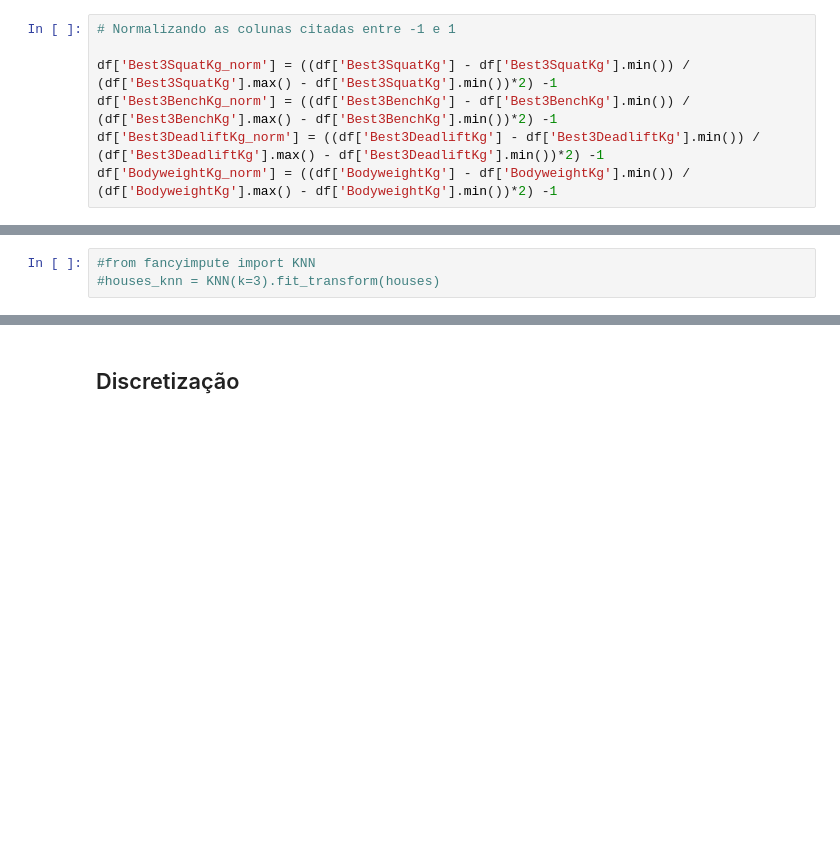
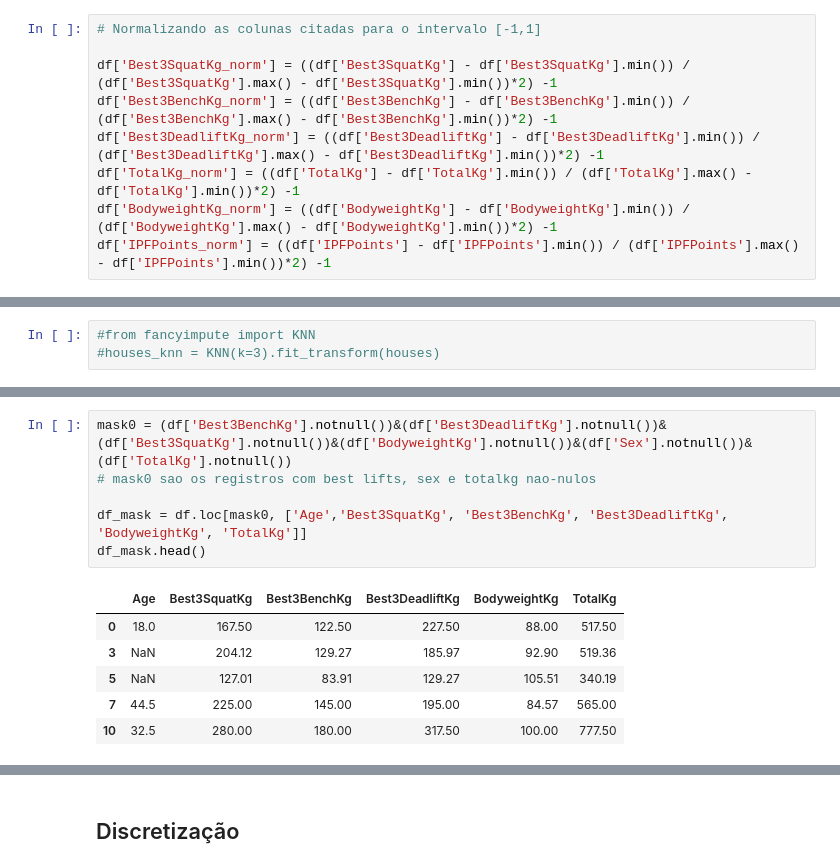
Before and after one commit to RafaelBNN/if697, a Jupyter notebook: ProjetoIF697.ipynb, the cells around one changed output, grey strips where cells are left out. Drawn from its saved outputs; the diff is of its cells as text; blank space fills up the shorter version.

```diff
--- a/ProjetoIF697.ipynb
+++ b/ProjetoIF697.ipynb
@@ -540,12 +545,14 @@ dtype: object
 #mask = (df['Age'].isnull())&(df['Age']!='80-999')&(df['AgeClass'].notnull())
 #df.loc[mask, 'Age'] = df[mask].apply(lambda row: meanAgeClass(row['AgeClass']), axis=1)
 # %%
-# Normalizando as colunas citadas entre -1 e 1
+# Normalizando as colunas citadas para o intervalo [-1,1]
 
 df['Best3SquatKg_norm'] = ((df['Best3SquatKg'] - df['Best3SquatKg'].min()) / (df['Best3SquatKg'].max() - df['Best3SquatKg'].min())*2) -1
 df['Best3BenchKg_norm'] = ((df['Best3BenchKg'] - df['Best3BenchKg'].min()) / (df['Best3BenchKg'].max() - df['Best3BenchKg'].min())*2) -1
 df['Best3DeadliftKg_norm'] = ((df['Best3DeadliftKg'] - df['Best3DeadliftKg'].min()) / (df['Best3DeadliftKg'].max() - df['Best3DeadliftKg'].min())*2) -1
+df['TotalKg_norm'] = ((df['TotalKg'] - df['TotalKg'].min()) / (df['TotalKg'].max() - df['TotalKg'].min())*2) -1
 df['BodyweightKg_norm'] = ((df['BodyweightKg'] - df['BodyweightKg'].min()) / (df['BodyweightKg'].max() - df['BodyweightKg'].min())*2) -1
+df['IPFPoints_norm'] = ((df['IPFPoints'] - df['IPFPoints'].min()) / (df['IPFPoints'].max() - df['IPFPoints'].min())*2) -1
 # %%
 # Representando 'Sex' com numeros inteiros
 
@@ -577,0 +651,13 @@ ValueError: ignored
+# %%
+mask0 = (df['Best3BenchKg'].notnull())&(df['Best3DeadliftKg'].notnull())&(df['Best3SquatKg'].notnull())&(df['BodyweightKg'].notnull())&(df['Sex'].notnull())&(df['TotalKg'].notnull())
+# mask0 sao os registros com best lifts, sex e totalkg nao-nulos
+
+df_mask = df.loc[mask0, ['Age','Best3SquatKg', 'Best3BenchKg', 'Best3DeadliftKg', 'BodyweightKg', 'TotalKg']]
+df_mask.head()
+# %% [output]
+|  | Age | Best3SquatKg | Best3BenchKg | Best3DeadliftKg | BodyweightKg | TotalKg |
+| 0 | 18.0 | 167.50 | 122.50 | 227.50 | 88.00 | 517.50 |
+| 3 | NaN | 204.12 | 129.27 | 185.97 | 92.90 | 519.36 |
+| 5 | NaN | 127.01 | 83.91 | 129.27 | 105.51 | 340.19 |
+| 7 | 44.5 | 225.00 | 145.00 | 195.00 | 84.57 | 565.00 |
+| 10 | 32.5 | 280.00 | 180.00 | 317.50 | 100.00 | 777.50 |
```
Also changed, not shown: parts of 26 cells of this notebook.
